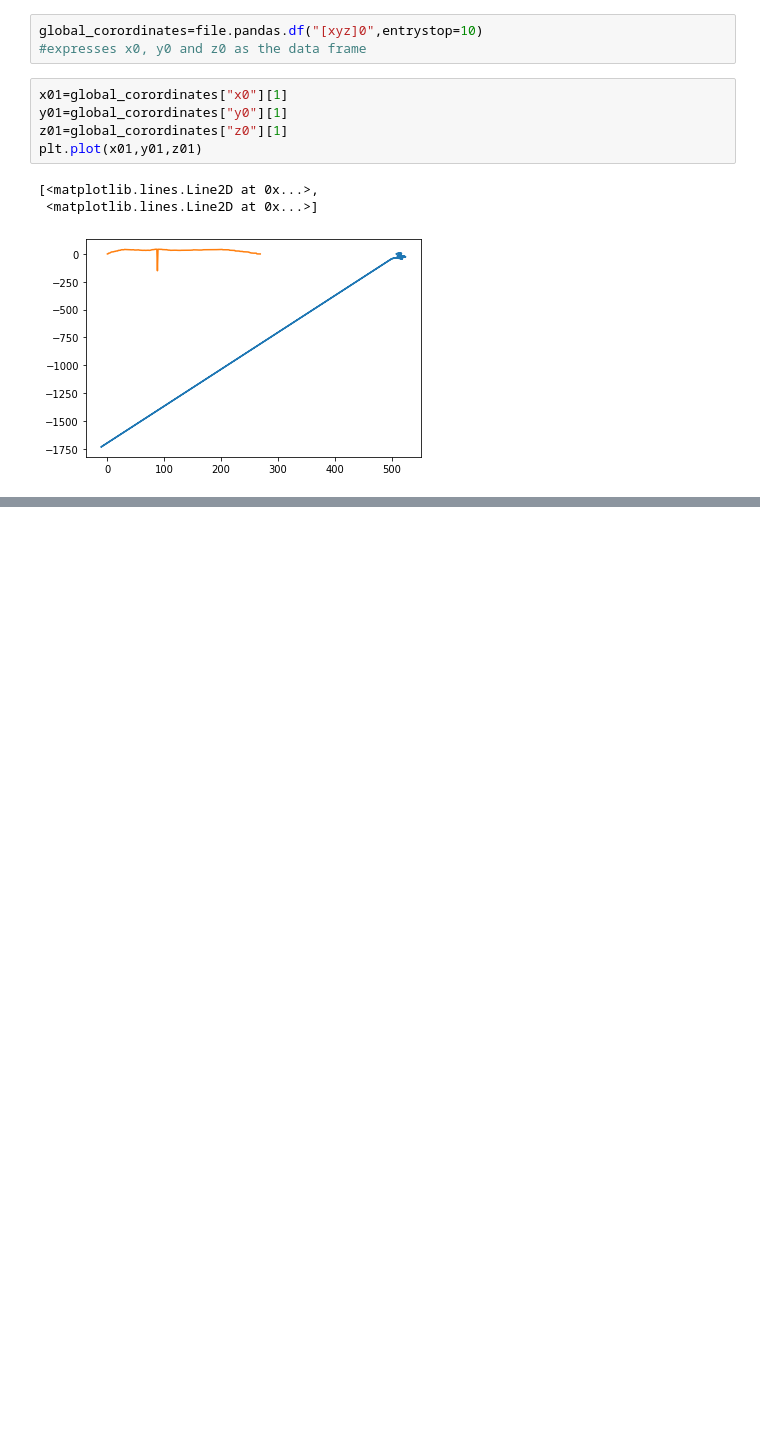
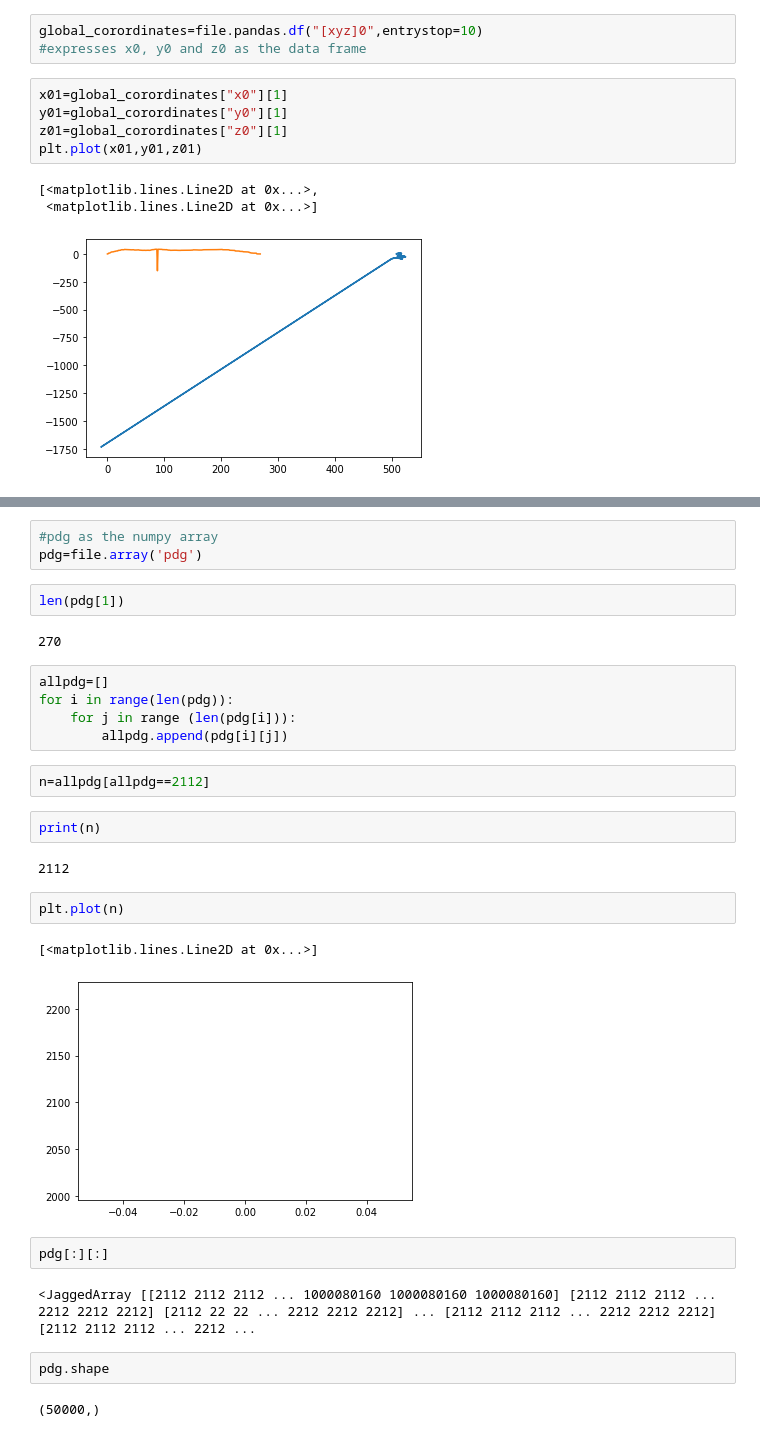
Before and after one commit to bhattathakur/uproot, a Jupyter notebook: uproot.ipynb, the cells around one changed output, grey strips where cells are left out. Drawn from its saved outputs; the diff is of its cells as text; blank space fills up the shorter version.

```diff
--- a/uproot.ipynb
+++ b/uproot.ipynb
@@ -56,0 +53,31 @@ plt.plot(x01,y01,z01)
+# %%
+#pdg as the numpy array
+pdg=file.array('pdg')
+# %%
+len(pdg[1])
+# %% [output]
+270
+# %%
+allpdg=[]
+for i in range(len(pdg)):
+    for j in range (len(pdg[i])):
+        allpdg.append(pdg[i][j])
+# %%
+n=allpdg[allpdg==2112]
+# %%
+print(n)
+# %% [output]
+2112
+# %%
+plt.plot(n)
+# %% [output]
+[<matplotlib.lines.Line2D at 0x...>]
+[figure, added]
+# %%
+pdg[:][:]
+# %% [output]
+<JaggedArray [[2112 2112 2112 ... 1000080160 1000080160 1000080160] [2112 2112 2112 ... 2212 2212 2212] [2112 22 22 ... 2212 2212 2212] ... [2112 2112 2112 ... 2212 2212 2212] [2112 2112 2112 ... 2212 ...
+# %%
+pdg.shape
+# %% [output]
+(50000,)
```
Also changed, not shown: parts of 12 cells of this notebook, 4 other files.
